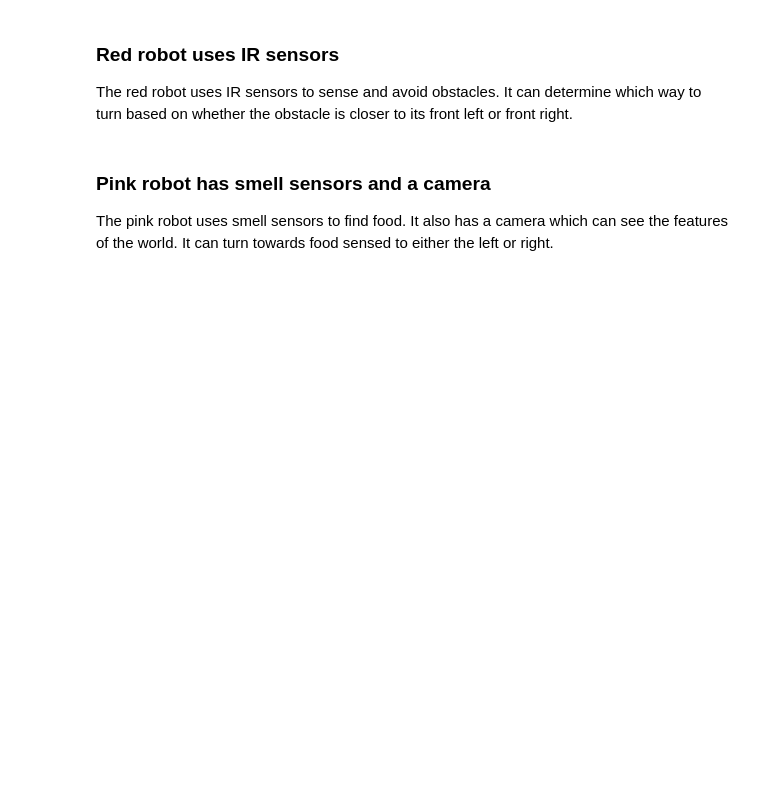
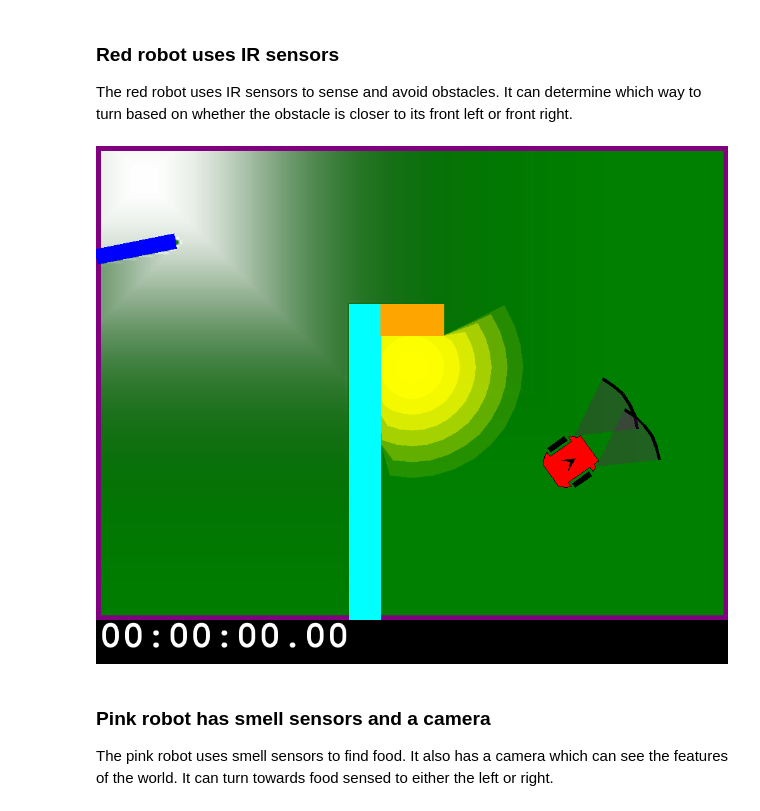
Before and after one commit to ArtificialIntelligenceToolkit/aitk, a Jupyter notebook: notebooks/Robotics/DemoRobots.ipynb, the cells around one changed output. Cells and saved outputs as stored; diff of their text form; code cells hidden in the pictures; blank space fills up the shorter version.

```diff
--- a/notebooks/Robotics/DemoRobots.ipynb
+++ b/notebooks/Robotics/DemoRobots.ipynb
@@ -30,8 +32,11 @@ The red robot uses IR sensors to sense and avoid obstacles. It can determine whi
 # %%
 robot1 = Scribbler(x=150, y=100, a=35, color="red", name="red")
 robot1.add_device(RangeSensor(position=(6,-6),width=57.3,max=20,name="left-ir"))
 robot1.add_device(RangeSensor(position=(6,6),width=57.3,max=20,name="right-ir"))
 world.add_robot(robot1)
+world
+# %% [output]
+[figure, added]
 # %% [markdown]
 ### Pink robot has smell sensors and a camera
 
```
Also changed, not shown: parts of 7 cells of this notebook.
